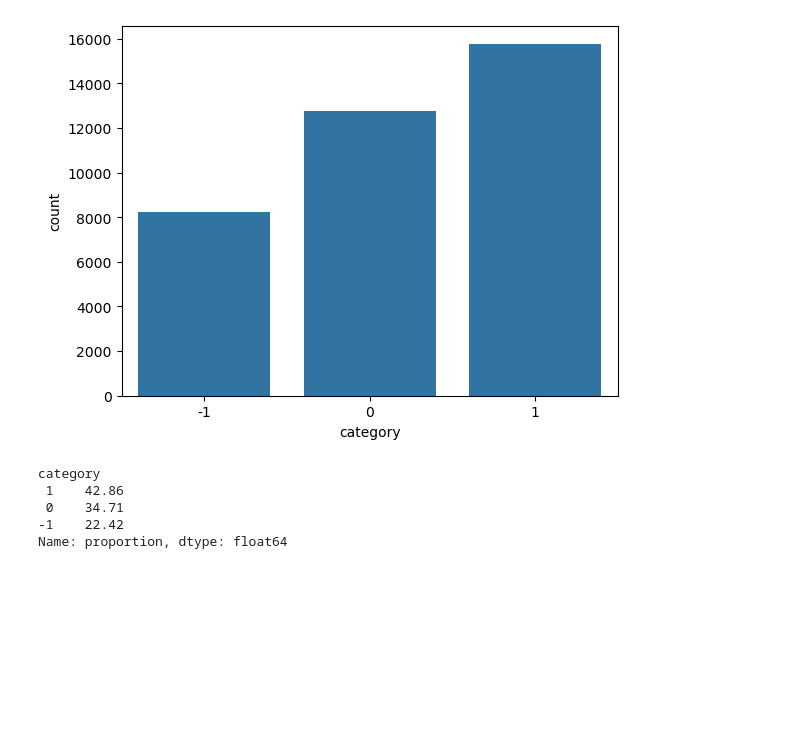
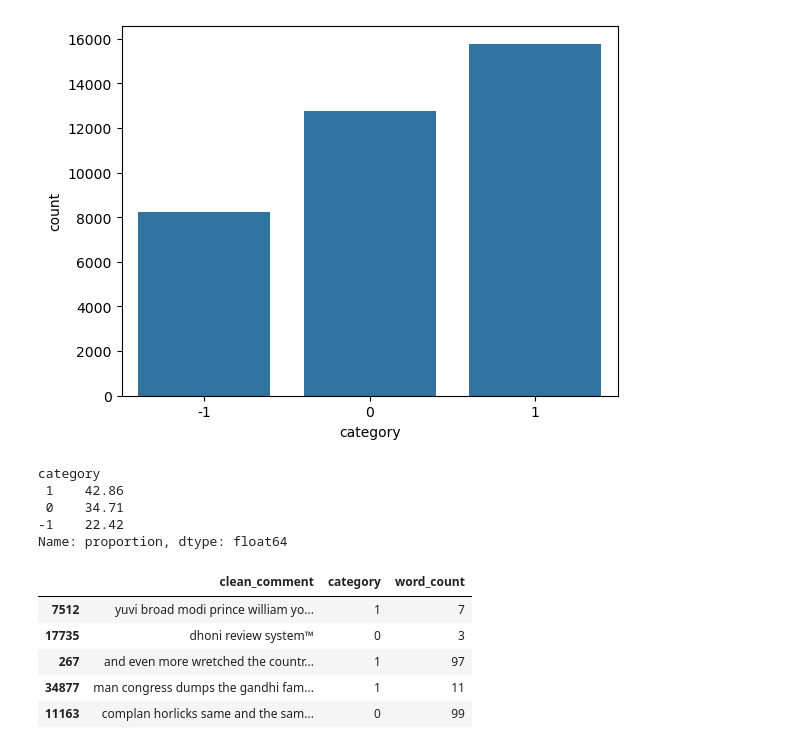
Before and after one commit to shovo896/Youtube_Sentiment_Insights, a Jupyter notebook: notebooks/preprocessing_and_eda.ipynb, the cells around one changed output. Saved outputs shown, nothing was run; the diff lists cells and outputs as text; code cells hidden in the pictures; blank space fills up the shorter version.

```diff
--- a/notebooks/preprocessing_and_eda.ipynb
+++ b/notebooks/preprocessing_and_eda.ipynb
@@ -199,3 +199,12 @@ category
 Name: proportion, dtype: float64
 # %%
 df['word_count'] = df['clean_comment'].apply(lambda x: len(x.split()))
+# %%
+df.sample(5)
+# %% [output]
+|  | clean_comment | category | word_count |
+| 7512 | yuvi broad modi prince william yo... | 1 | 7 |
+| 17735 | dhoni review system™ | 0 | 3 |
+| 267 | and even more wretched the countr... | 1 | 97 |
+| 34877 | man congress dumps the gandhi fam... | 1 | 11 |
+| 11163 | complan horlicks same and the sam... | 0 | 99 |
```
